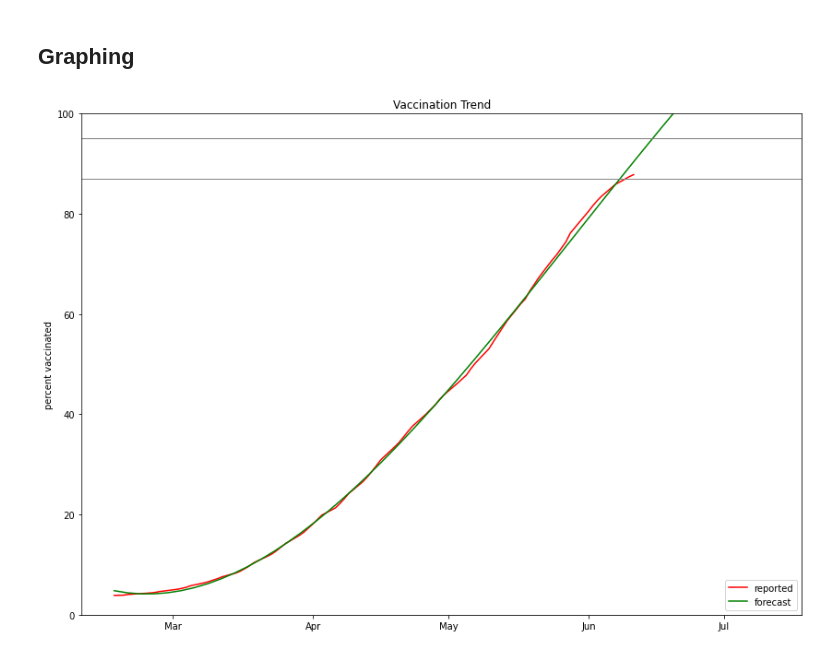
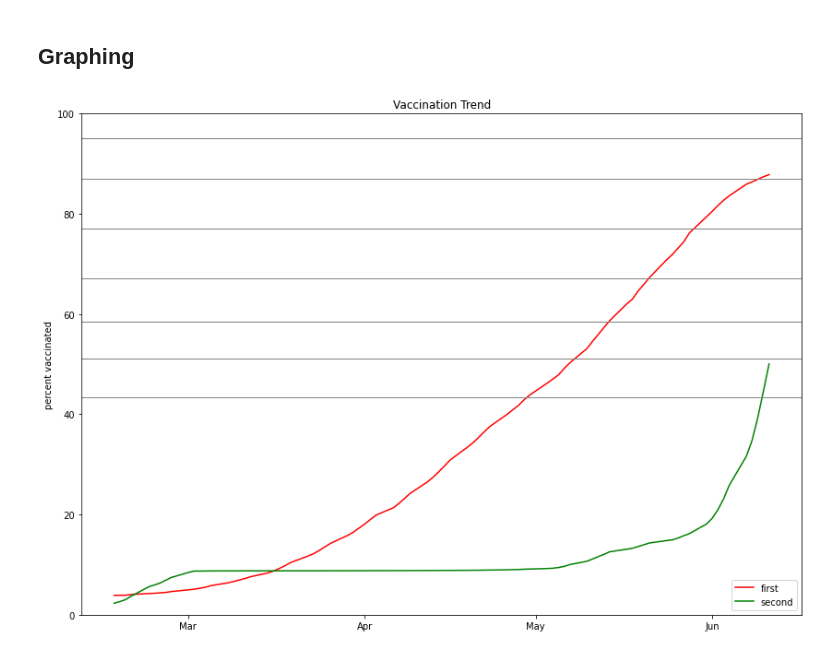
Before and after one commit to novedevo/vaccine-predictor, a Jupyter notebook: vaccine-predictor.ipynb, the cells around one changed output. Saved outputs shown, nothing was run; the diff lists cells and outputs as text; code cells hidden in the pictures.

Commit message:
switch from trendline to second dose reporting

```diff
--- a/vaccine-predictor.ipynb
+++ b/vaccine-predictor.ipynb
@@ -43,7 +43,7 @@ vch_single_shot = get("https://services1.arcgis.com/xeMpV7tU1t4KD3Ei/arcgis/rest
 # %% [markdown]
 ## Processing, deserialization, and cleaning
 # %%
-def cleanser(pair):
+def singleshot_cleanser(pair):
     """
     maps 'None' values to zero, reduces shot & doubleshot down to the desired data point, and converts date strings into datetime dates
     in effect, this is a secondary deserialization step
@@ -58,14 +58,28 @@ def cleanser(pair):
                                            if doubleshot_day['total_vaccinated'] != None else 0)
     ]
 
+def doubleshot_cleanser(doubleshot_day):
+    if not doubleshot_day['change_vaccinated']:
+        return False
+    return [
+        date.fromisoformat(doubleshot_day['date']),
+        (doubleshot_day['total_vaccinated'] if doubleshot_day['total_vaccinated'] != None else 0)
+    ]
+
+
+
 # number of people who have had at least one shot
-singleshots = filter(lambda x: x, map(cleanser, zip(shots, doubleshots)))
+singleshots = filter(lambda x: x, map(singleshot_cleanser, zip(shots, doubleshots)))
+doubleshots = filter(lambda x: x, map(doubleshot_cleanser, doubleshots))
 # collect both lists together, reduce them into a single list, and filter out all changeless days
 singleshots = np.transpose(tuple(singleshots))
+doubleshots = np.transpose(tuple(doubleshots))
 
 # approximate the vaccinated population of VCH
 singleshots[1] *= vch_single_shot/singleshots[-1][-1]
+doubleshots[1] *= vch_single_shot/singleshots[-1][-1]
 singleshots[1] /= VCH_ADULT_POP/100  # total population of VCH over 20
+doubleshots[1] /= VCH_ADULT_POP/100  # TODO: we aren't only vaccinating over 20 anymore
 # %% [markdown]
 ## Generate trendline
 # %% [markdown]
@@ -86,7 +100,7 @@ tot_pop = sum(demographics)
 demo_sums = [0.0]
 for index in range(len(demographics), 0, -1):
     cumsum = sum(demographics[index-1:])* VACCINATION_UPTAKE / tot_pop * 100
-    if cumsum < singleshots[1][-1]:
+    if cumsum < doubleshots[1][-1]:
         demo_sums.pop()
     demo_sums.append(cumsum)
 demo_sums.reverse()
@@ -95,33 +109,36 @@ demo_sums.reverse()
 # %%
 fig, ax = plt.subplots()
 
 fig.set_size_inches(14, 10)
 
 # formatting
 ax.set_ylabel("percent vaccinated")
 ax.set_title("Vaccination Trend")
 ax.set_ylim(0, 100)
 
 # fancy date formatting for x-axis tick labels
 locator = mdates.AutoDateLocator(minticks=3, maxticks=10)
 formatter = mdates.ConciseDateFormatter(locator)
 ax.xaxis.set_major_locator(locator)
 ax.xaxis.set_major_formatter(formatter)
 
-raw, = ax.plot(singleshots[0], singleshots[1], color="red", label="reported")  # raw data
-forecast, = ax.plot(
-    np.linspace(ordinal_dates[0], ordinal_dates[-1] + FORECAST),
-    np.polyval(trendline, np.linspace(ordinal_dates[0], ordinal_dates[-1] + FORECAST)),
-    color="green",
-    label="forecast"
-) # cubic polynomial trendline
+raw, = ax.plot(singleshots[0], singleshots[1], color="red", label="first")  # raw data
+double, = ax.plot(doubleshots[0], doubleshots[1], color="green", label="second")  # doubleshots
+# forecast, = ax.plot(
+#     np.linspace(ordinal_dates[0], ordinal_dates[-1] + FORECAST),
+#     np.polyval(trendline, np.linspace(ordinal_dates[0], ordinal_dates[-1] + FORECAST)),
+#     color="green",
+#     label="forecast"
+# ) # cubic polynomial trendline
 
 age = 50
 for demo_sum in demo_sums:
     line = ax.axhline(demo_sum, color="grey", linewidth=1, label=f"{age}-{age+4}")
     age -= 5
 #perhaps these could be major ticks?
 
-ax.legend([raw, forecast], [raw.get_label(), forecast.get_label()]);
+ax.legend([raw, double], [raw.get_label(), double.get_label()])
+
+plt.show()
 # %% [output]
-[figure, old version]
+[figure, new version]
```
Also changed, not shown: parts of 1 cell of this notebook.
